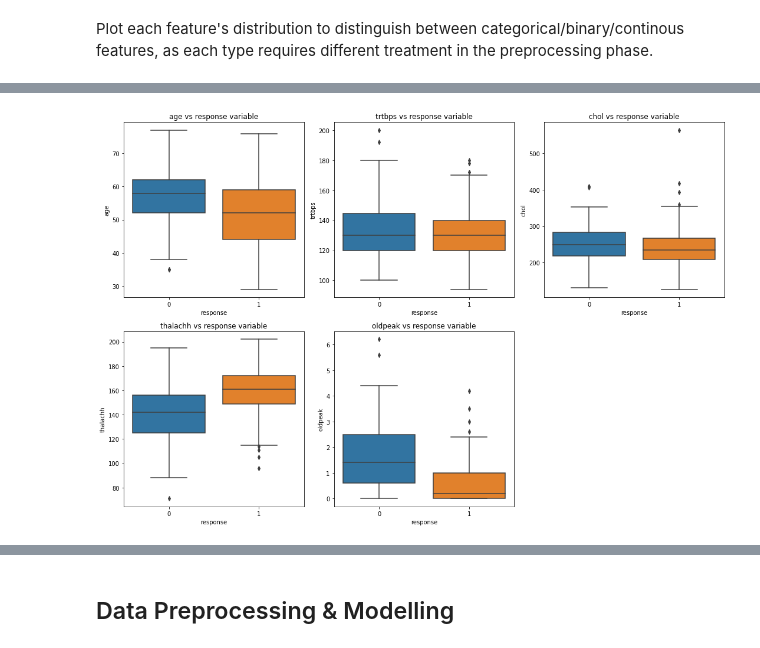
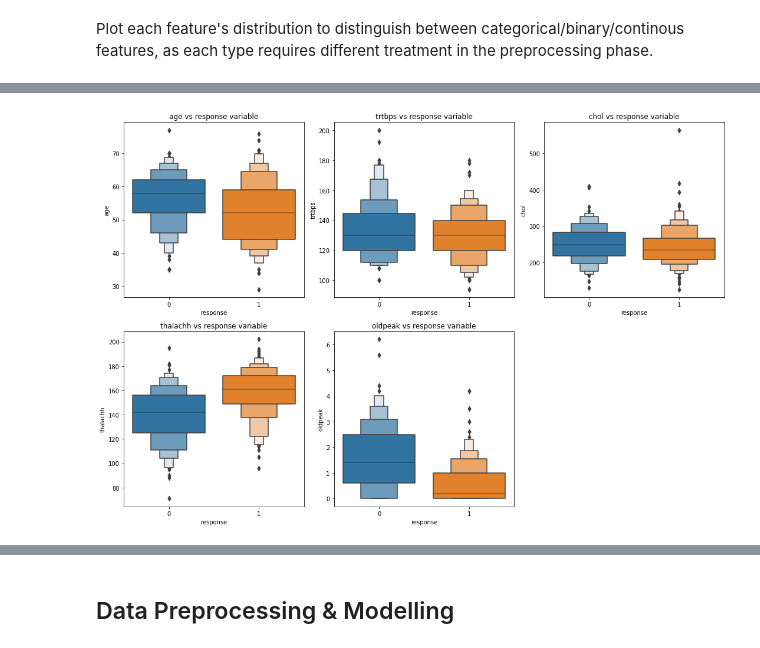
Before and after one commit to hen-f/ML-doodles, a Jupyter notebook: heart_attack_classification.ipynb, the cells around one changed output, grey strips where cells are left out. Drawn from its saved outputs; the diff is of its cells as text; code cells hidden in the pictures.

```diff
--- a/heart_attack_classification.ipynb
+++ b/heart_attack_classification.ipynb
@@ -66,14 +58,3 @@ plt.show()
 # %%
 categorical = ['cp', 'restecg', 'caa', 'thall']
 continous = ['age', 'trtbps', 'chol', 'thalachh', 'oldpeak']
-# %%
-plt.figure(figsize=(15,30))
-
-for i, col in enumerate(X.columns):
-    plt.subplot(8, 3, i+1)
-    plt.title(col)
-    if col in continous:
-        sns.histplot(x=X.loc[:, col], color='steelblue')
-    else:
-        sns.countplot(x=X.loc[:, col], color='steelblue')
-plt.tight_layout()
@@ -82,12 +65,12 @@ plt.tight_layout()
 # %%
 plt.figure(figsize=(15,10))
 
 for i, cont in enumerate(continous):
     plt.subplot(2, 3, i+1)
 
-    g = sns.boxplot(x=df.output, y=df.loc[:, cont])
+    g = sns.boxenplot(x=df.output, y=df.loc[:, cont])
     g.set(title=f'{cont} vs response variable', xlabel='response')
 
 plt.tight_layout()
 # %% [output]
-[figure, old version]
+[figure, new version]
```
Also changed, not shown: parts of 17 cells of this notebook, 1 other file.
